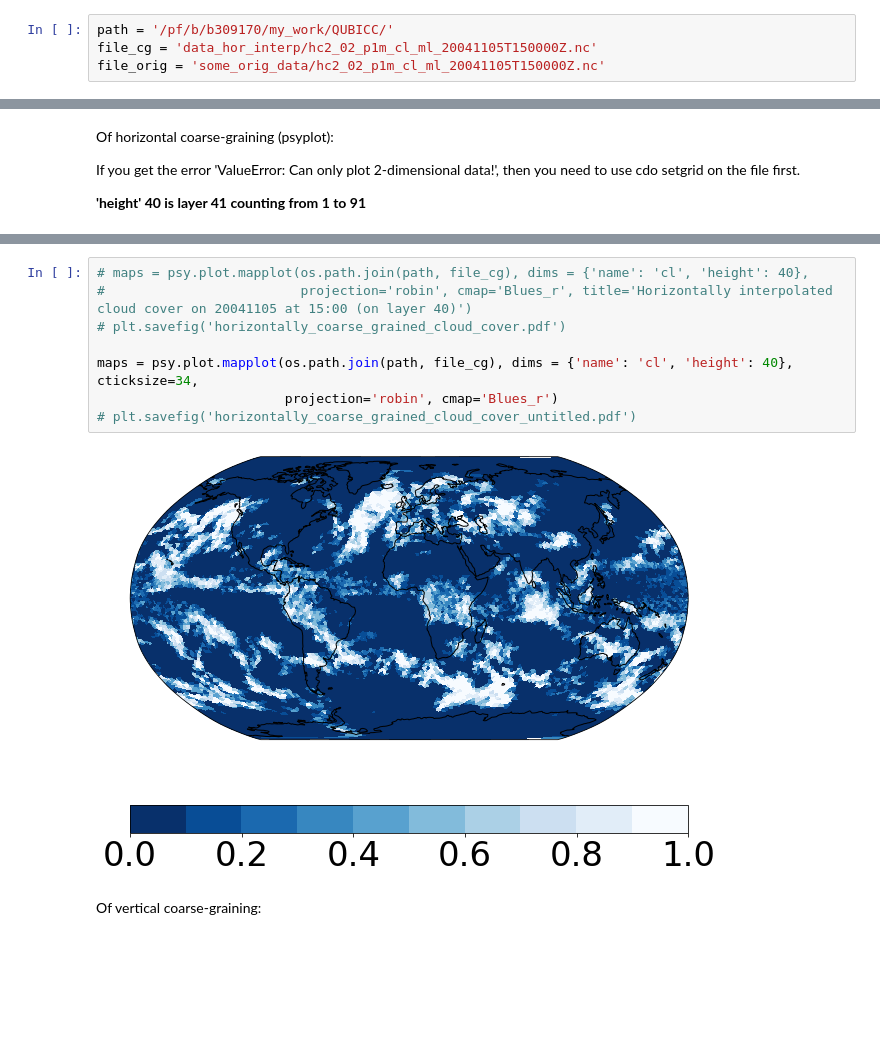
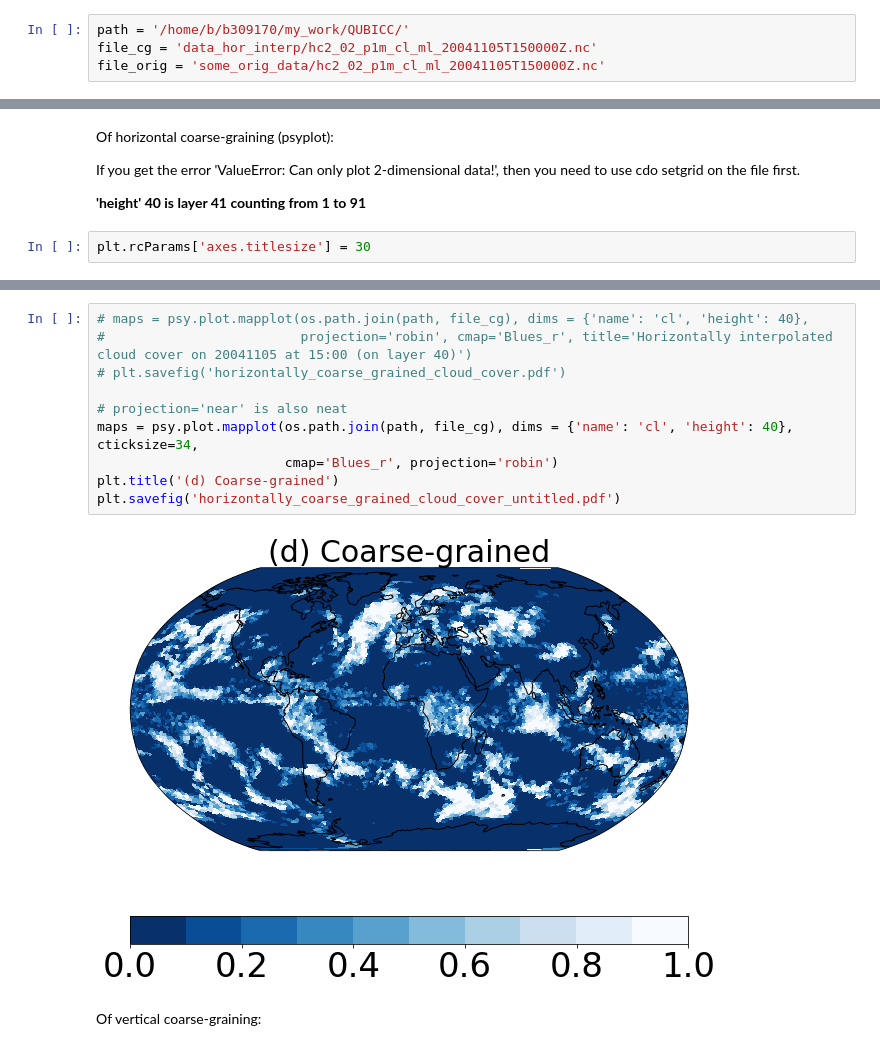
Before and after one commit to EyringMLClimateGroup/grundner22james_icon-ml_cloudcover, a Jupyter notebook: additional_content/analyzing_the_data/analyzing_qubicc.ipynb, the cells around one changed output, grey strips where cells are left out. Saved outputs shown, nothing was run; the diff lists cells and outputs as text; blank space fills up the shorter version.

```diff
--- a/additional_content/analyzing_the_data/analyzing_qubicc.ipynb
+++ b/additional_content/analyzing_the_data/analyzing_qubicc.ipynb
@@ -26,7 +26,7 @@ mpl.rcParams['figure.figsize'] = [10., 8.]
 
 # file = 'int_var_hc2_02_p1m_cl_ml_20041110T010000Z.nc'
 # %%
-path = '/pf/b/b309170/my_work/QUBICC/'
+path = '/home/b/b309170/my_work/QUBICC/'
 file_cg = 'data_hor_interp/hc2_02_p1m_cl_ml_20041105T150000Z.nc'
 file_orig = 'some_orig_data/hc2_02_p1m_cl_ml_20041105T150000Z.nc'
 # %% [markdown]
@@ -37,6 +37,8 @@ Of horizontal coarse-graining (psyplot): <br>
 If you get the error 'ValueError: Can only plot 2-dimensional data!', then you need to use cdo setgrid on the file first.
 
 **'height' 40 is layer 41 counting from 1 to 91**
+# %%
+plt.rcParams['axes.titlesize'] = 30
 # %%
 # # Note that the cloud cover scheme used was a 0-1 cloud cover scheme.
 # maps = psy.plot.mapplot(os.path.join(path, file_orig), dims = {'name': 'ccl', 'height': 40},
@@ -52,13 +60,15 @@ plt.savefig('original_cloud_cover_snapshot_untitled.pdf')
 # %%
 # maps = psy.plot.mapplot(os.path.join(path, file_cg), dims = {'name': 'cl', 'height': 40},
 #                         projection='robin', cmap='Blues_r', title='Horizontally interpolated cloud cover on 20041105 at 15:00 (on layer 40)')
 # plt.savefig('horizontally_coarse_grained_cloud_cover.pdf')
 
+# projection='near' is also neat
 maps = psy.plot.mapplot(os.path.join(path, file_cg), dims = {'name': 'cl', 'height': 40}, cticksize=34,
-                        projection='robin', cmap='Blues_r')
-# plt.savefig('horizontally_coarse_grained_cloud_cover_untitled.pdf')
+                        cmap='Blues_r', projection='robin')
+plt.title('(d) Coarse-grained')
+plt.savefig('horizontally_coarse_grained_cloud_cover_untitled.pdf')
 # %% [output]
-[figure, old version]
+[figure, new version]
 # %% [markdown]
 Of vertical coarse-graining:
 # %%
```
Also changed, not shown: parts of 1 cell of this notebook, 20 other files.
